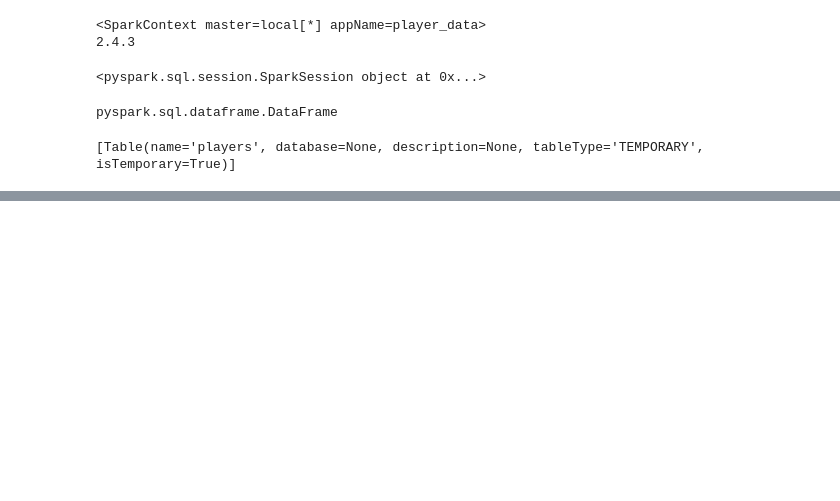
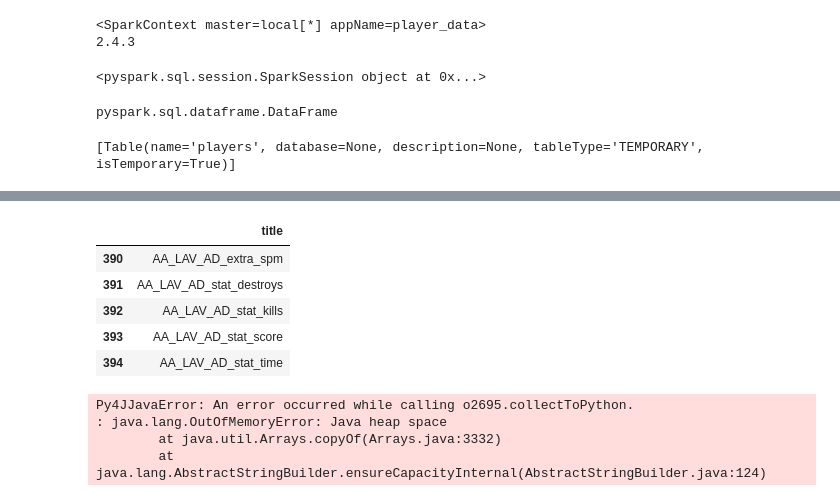
Before and after one commit to arclightspanner/Data_Science_Bootcamp_2019, a Jupyter notebook: GCP_SPARK_PROJECT.ipynb, the cells around one changed output, grey strips where cells are left out. Saved outputs shown, nothing was run; the diff lists cells and outputs as text; code cells hidden in the pictures; blank space fills up the shorter version.

```diff
--- a/GCP_SPARK_PROJECT.ipynb
+++ b/GCP_SPARK_PROJECT.ipynb
@@ -126,0 +136,28 @@ C4 EXPLOSIVE_stat.prog
+# %%
+col_names = col_names[1:]
+col_names.tail()
+# %% [output]
+|  | title |
+| 390 | AA_LAV_AD_extra_spm |
+| 391 | AA_LAV_AD_stat_destroys |
+| 392 | AA_LAV_AD_stat_kills |
+| 393 | AA_LAV_AD_stat_score |
+| 394 | AA_LAV_AD_stat_time |
+# %%
+from pyspark.sql.functions import col, countDistinct
+newDF = pd.DataFrame()
+
+for index, row in col_names.iterrows():
+    query = "SELECT COUNT (DISTINCT "+ str(row[0]) + ") as count FROM players "
+    tmp1 = my_spark.sql(query)
+    tmp2 = tmp1.toPandas()
+    tmp2['index'] = int(index)
+    newDF = newDF.append(tmp2)
+
+newDF = newDF.set_index('index').join(df_col)
+newDF = newDF[['title','count']]
+# %% [output]
+Py4JJavaError: An error occurred while calling o2695.collectToPython.
+: java.lang.OutOfMemoryError: Java heap space
+        at java.util.Arrays.copyOf(Arrays.java:3332)
+        at java.lang.AbstractStringBuilder.ensureCapacityInternal(AbstractStringBuilder.java:124)
```
Also changed, not shown: parts of 18 cells of this notebook, 3 other files.
